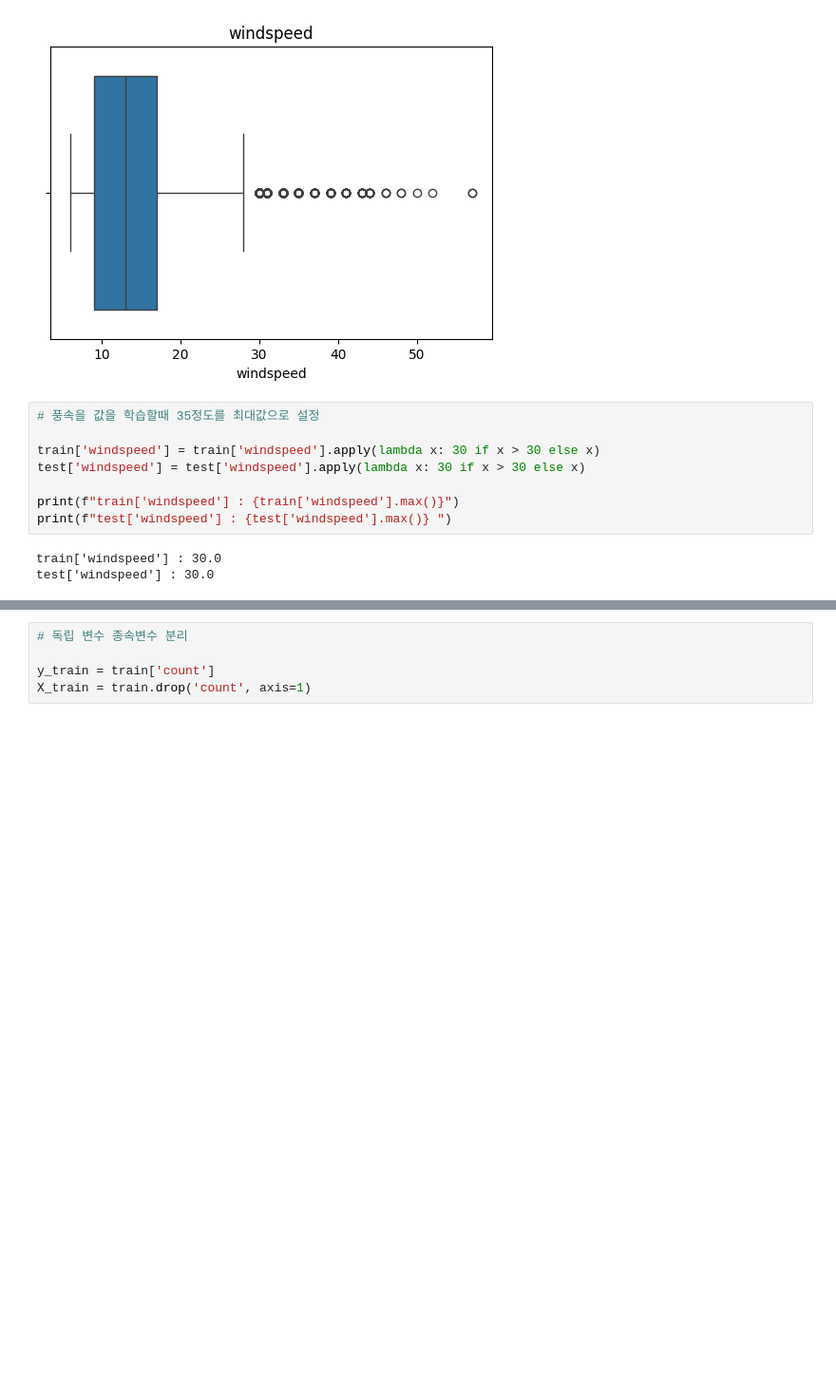
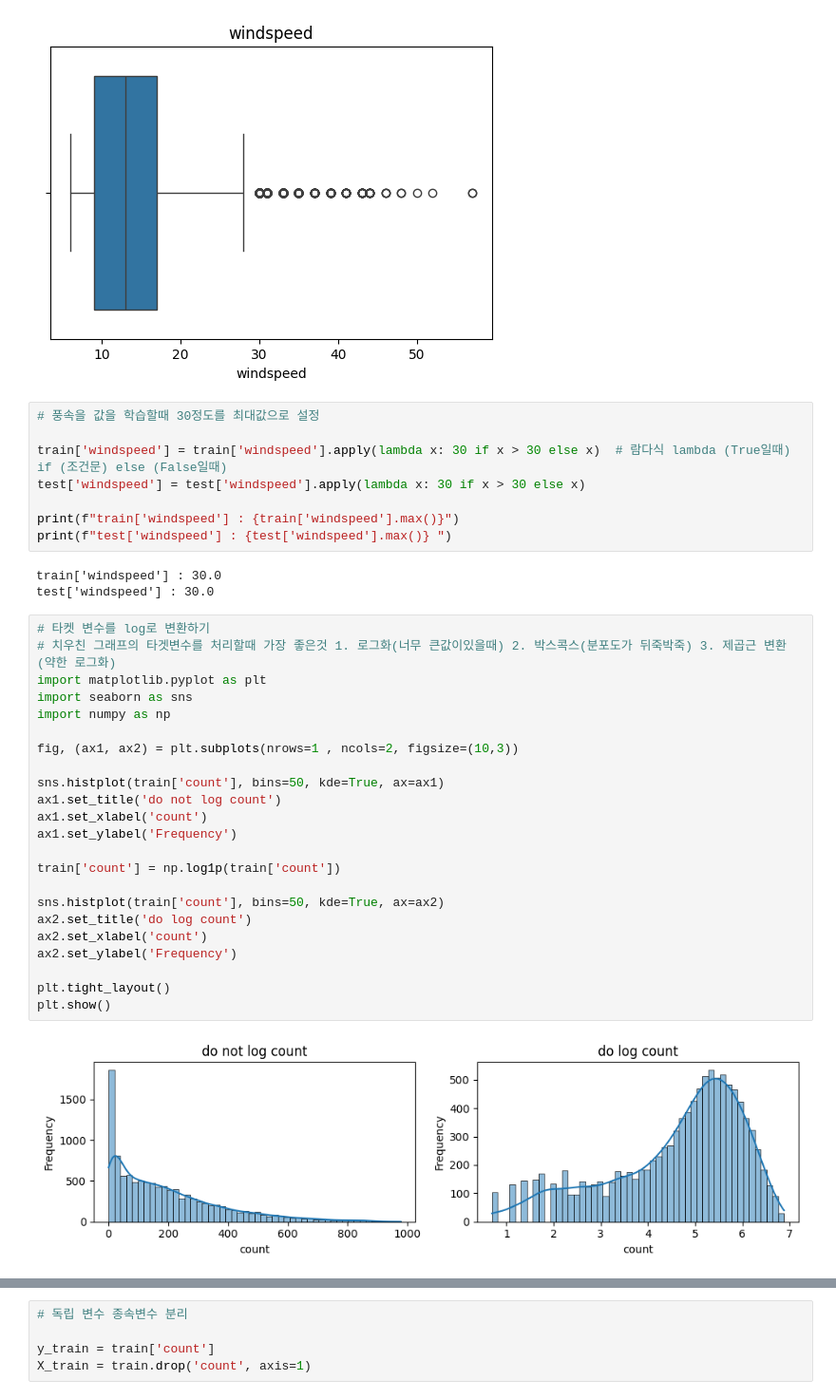
Before and after one commit to forexms78/AI-05-, a Jupyter notebook: 미션3_2팀_박병호.ipynb, the cells around one changed output, grey strips where cells are left out. Shown: that part at 95% size. Drawn from its saved outputs; the diff is of its cells as text; blank space fills up the shorter version.

```diff
--- a/미션3_2팀_박병호.ipynb
+++ b/미션3_2팀_박병호.ipynb
@@ -181,9 +214,9 @@ plt.show()
 # %% [output]
 [figure]
 # %%
-# 풍속을 값을 학습할때 35정도를 최대값으로 설정
+# 풍속을 값을 학습할때 30정도를 최대값으로 설정
 
-train['windspeed'] = train['windspeed'].apply(lambda x: 30 if x > 30 else x)
+train['windspeed'] = train['windspeed'].apply(lambda x: 30 if x > 30 else x)  # 람다식 lambda (True일때) if (조건문) else (False일때)
 test['windspeed'] = test['windspeed'].apply(lambda x: 30 if x > 30 else x)
 
 print(f"train['windspeed'] : {train['windspeed'].max()}")
@@ -191,6 +224,31 @@ print(f"test['windspeed'] : {test['windspeed'].max()} ")
 # %% [output]
 train['windspeed'] : 30.0
 test['windspeed'] : 30.0
+# %%
+# 타켓 변수를 log로 변환하기
+# 치우친 그래프의 타겟변수를 처리할때 가장 좋은것 1. 로그화(너무 큰값이있을때) 2. 박스콕스(분포도가 뒤죽박죽) 3. 제곱근 변환 (약한 로그화)
+import matplotlib.pyplot as plt
+import seaborn as sns
+import numpy as np
+
+fig, (ax1, ax2) = plt.subplots(nrows=1 , ncols=2, figsize=(10,3))
+
+sns.histplot(train['count'], bins=50, kde=True, ax=ax1)
+ax1.set_title('do not log count')
+ax1.set_xlabel('count')
+ax1.set_ylabel('Frequency')
+
+train['count'] = np.log1p(train['count'])
+
+sns.histplot(train['count'], bins=50, kde=True, ax=ax2)
+ax2.set_title('do log count')
+ax2.set_xlabel('count')
+ax2.set_ylabel('Frequency')
+
+plt.tight_layout()
+plt.show()
+# %% [output]
+[figure, added]
 # %%
 # 풍속 시각화하기
 
```
Also changed, not shown: parts of 22 cells of this notebook.
